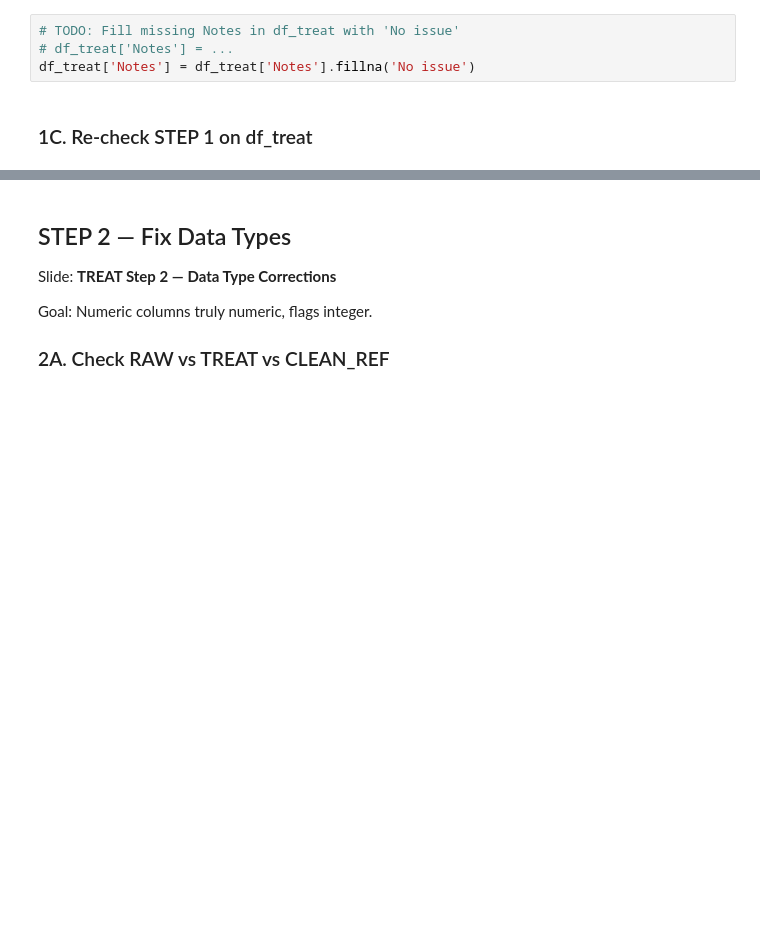
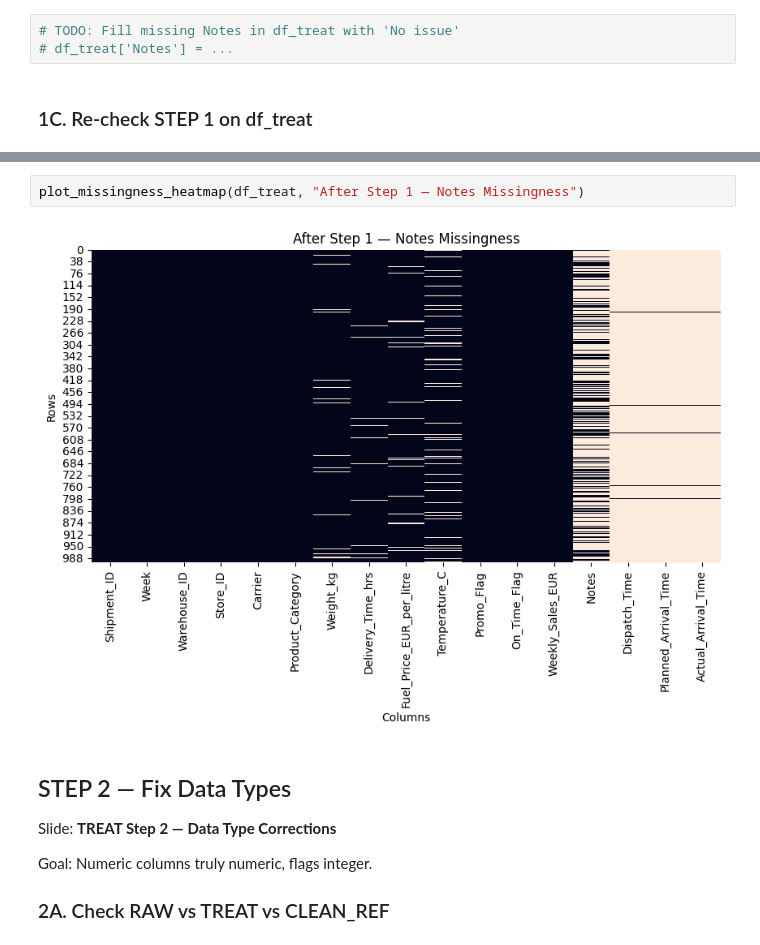
Before and after one commit to saikisri97/17_Hof_Lecture_Code_Pingo, a Jupyter notebook: Supply_Chain_Analytics/code/EDA_TREAT_6_class_version.ipynb, the cells around one changed output, grey strips where cells are left out. Cells and saved outputs as stored; diff of their text form; blank space fills up the shorter version.

```diff
--- a/Supply_Chain_Analytics/code/EDA_TREAT_6_class_version.ipynb
+++ b/Supply_Chain_Analytics/code/EDA_TREAT_6_class_version.ipynb
@@ -170,7 +210,6 @@ Notes OK (no missing).
 # %%
 # TODO: Fill missing Notes in df_treat with 'No issue'
 # df_treat['Notes'] = ...
-df_treat['Notes'] = df_treat['Notes'].fillna('No issue')
 # %% [markdown]
 ### 1C. Re-check STEP 1 on df_treat
 # %%
@@ -188,6 +226,10 @@ Notes OK (no missing).
 -- CLEAN_REF --
 Notes OK (no missing).
 ✅ PASSED
+# %%
+plot_missingness_heatmap(df_treat, "After Step 1 — Notes Missingness")
+# %% [output]
+[figure, added]
 # %% [markdown]
 ## STEP 2 — Fix Data Types
 Slide: **TREAT Step 2 — Data Type Corrections**
```
Also changed, not shown: parts of 25 cells of this notebook.
